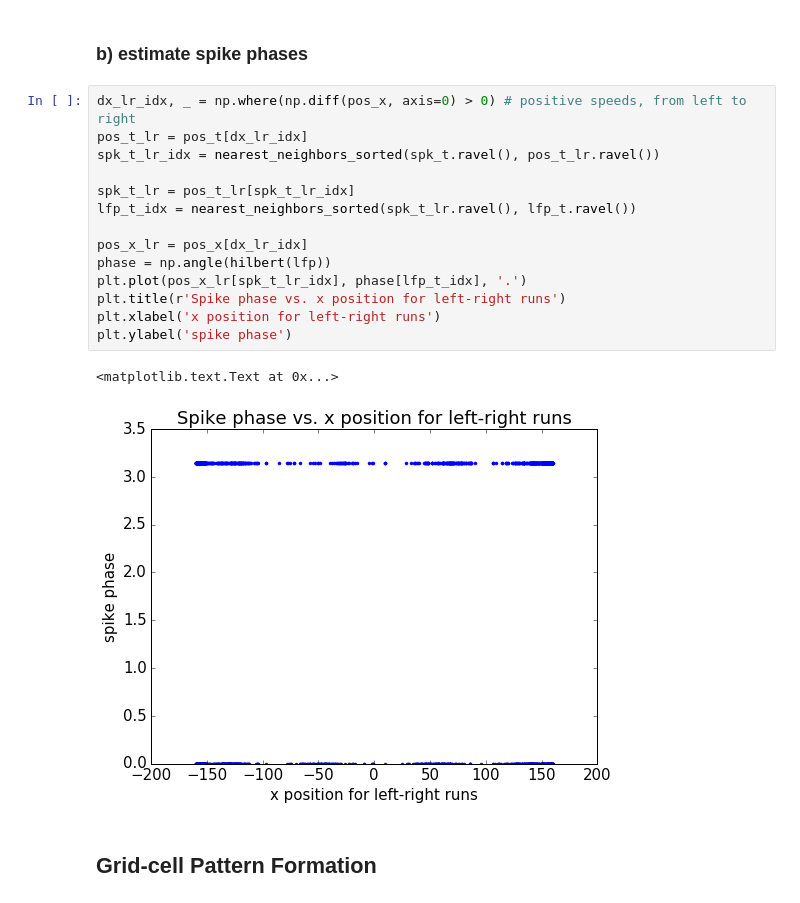
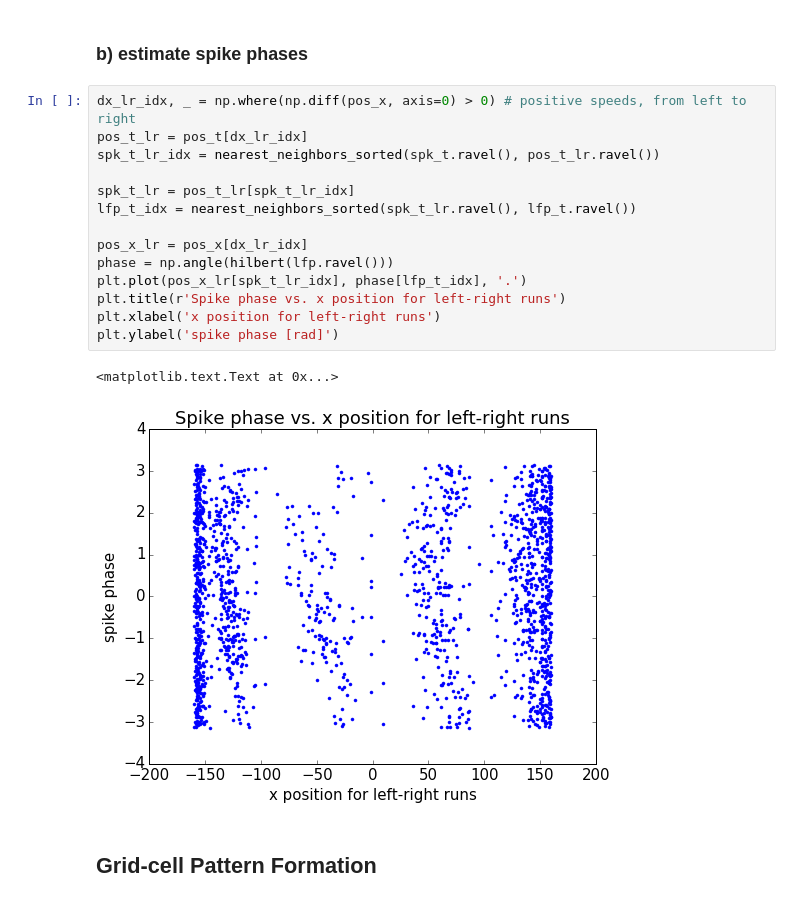
Before and after one commit to kashefy/grk_kempter_episodic_mem, a Jupyter notebook: grk_kempter_episodic_mem.ipynb, the cells around one changed output. Saved outputs shown, nothing was run; the diff lists cells and outputs as text.

```diff
--- a/grk_kempter_episodic_mem.ipynb
+++ b/grk_kempter_episodic_mem.ipynb
@@ -80,20 +82,20 @@ sampling rate: 50.000 Hz
 # %%
 dx_lr_idx, _ = np.where(np.diff(pos_x, axis=0) > 0) # positive speeds, from left to right
 pos_t_lr = pos_t[dx_lr_idx]
 spk_t_lr_idx = nearest_neighbors_sorted(spk_t.ravel(), pos_t_lr.ravel())
 
 spk_t_lr = pos_t_lr[spk_t_lr_idx]
 lfp_t_idx = nearest_neighbors_sorted(spk_t_lr.ravel(), lfp_t.ravel())
 
 pos_x_lr = pos_x[dx_lr_idx]
-phase = np.angle(hilbert(lfp))
+phase = np.angle(hilbert(lfp.ravel()))
 plt.plot(pos_x_lr[spk_t_lr_idx], phase[lfp_t_idx], '.')
 plt.title(r'Spike phase vs. x position for left-right runs')
 plt.xlabel('x position for left-right runs')
-plt.ylabel('spike phase')
+plt.ylabel('spike phase [rad]')
 # %% [output]
 <matplotlib.text.Text at 0x...>
-[figure, old version]
+[figure, new version]
 # %% [markdown]
 ## Grid-cell Pattern Formation
 # %% [markdown]
```
Also changed, not shown: parts of 6 cells of this notebook.
